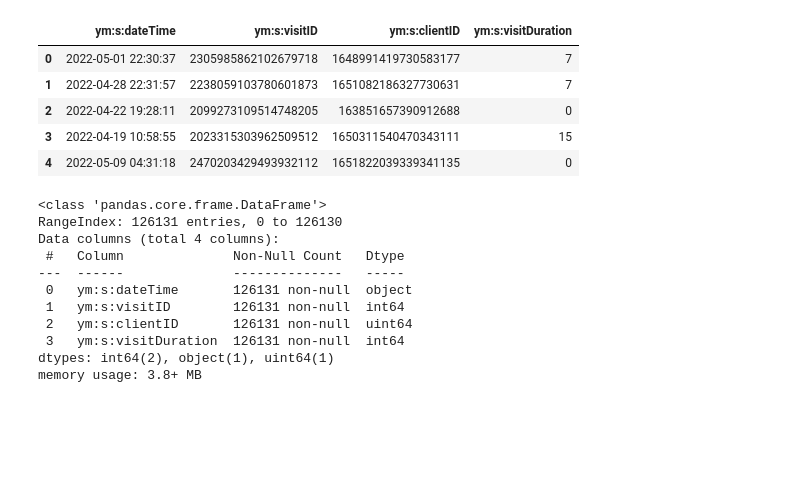
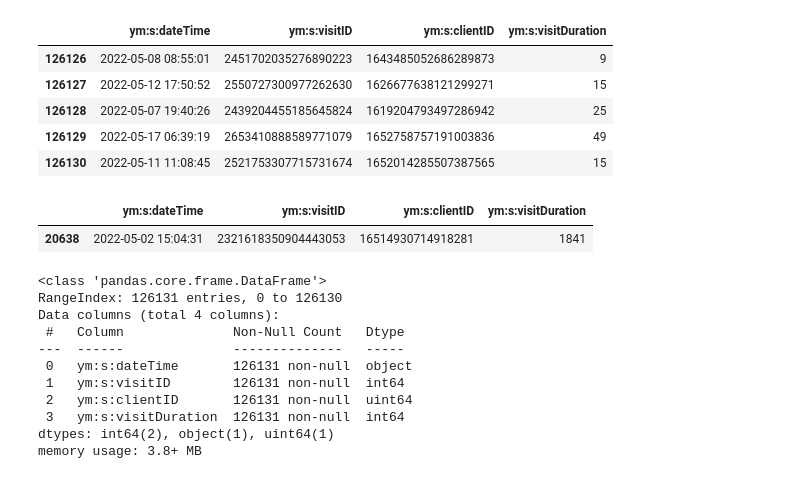
Before and after one commit to kbzunder/connectors, a Jupyter notebook: megafon.ipynb, the cells around one changed output. Cells and saved outputs as stored; diff of their text form; code cells hidden in the pictures; blank space fills up the shorter version.

```diff
--- a/megafon.ipynb
+++ b/megafon.ipynb
@@ -11,14 +12,19 @@ import pandoc
 # %%
 visits = pd.read_csv('/Users/jullia/Downloads/Задания тендер/MFPlus_visits.csv',sep=';')
 # %%
-visits.head()
+visits.tail()
 # %% [output]
 |  | ym:s:dateTime | ym:s:visitID | ym:s:clientID | ym:s:visitDuration |
-| 0 | 2022-05-01 22:30:37 | 2305985862102679718 | 1648991419730583177 | 7 |
-| 1 | 2022-04-28 22:31:57 | 2238059103780601873 | 1651082186327730631 | 7 |
-| 2 | 2022-04-22 19:28:11 | 2099273109514748205 | 163851657390912688 | 0 |
-| 3 | 2022-04-19 10:58:55 | 2023315303962509512 | 1650311540470343111 | 15 |
-| 4 | 2022-05-09 04:31:18 | 2470203429493932112 | 1651822039339341135 | 0 |
+| 126126 | 2022-05-08 08:55:01 | 2451702035276890223 | 1643485052686289873 | 9 |
+| 126127 | 2022-05-12 17:50:52 | 2550727300977262630 | 1626677638121299271 | 15 |
+| 126128 | 2022-05-07 19:40:26 | 2439204455185645824 | 1619204793497286942 | 25 |
+| 126129 | 2022-05-17 06:39:19 | 2653410888589771079 | 1652758757191003836 | 49 |
+| 126130 | 2022-05-11 11:08:45 | 2521753307715731674 | 1652014285507387565 | 15 |
+# %%
+visits[visits['ym:s:visitID']==2321618350904443053]
+# %% [output]
+|  | ym:s:dateTime | ym:s:visitID | ym:s:clientID | ym:s:visitDuration |
+| 20638 | 2022-05-02 15:04:31 | 2321618350904443053 | 16514930714918281 | 1841 |
 # %%
 visits.info()
 # %% [output]
```
Also changed, not shown: parts of 52 cells of this notebook.
